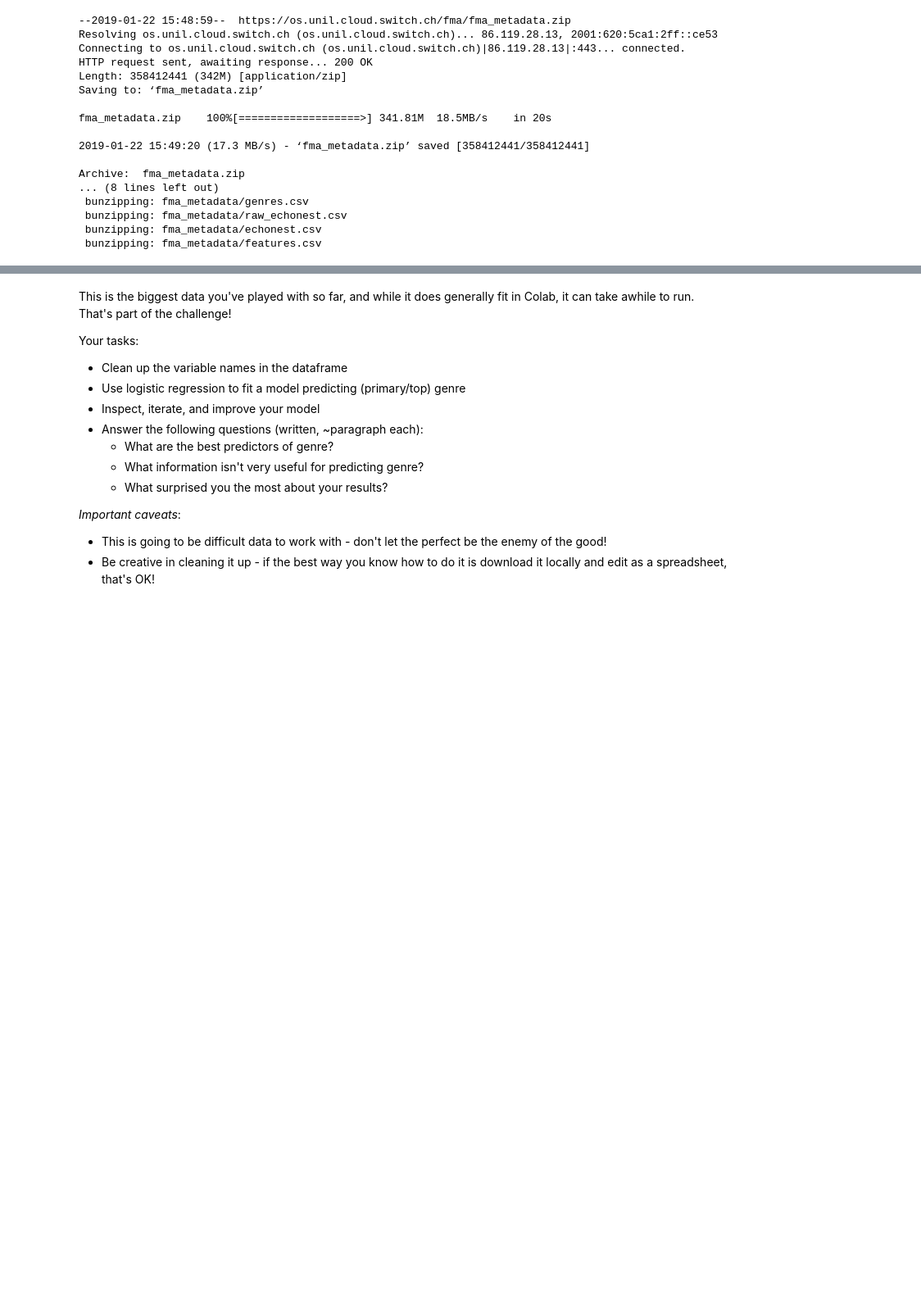
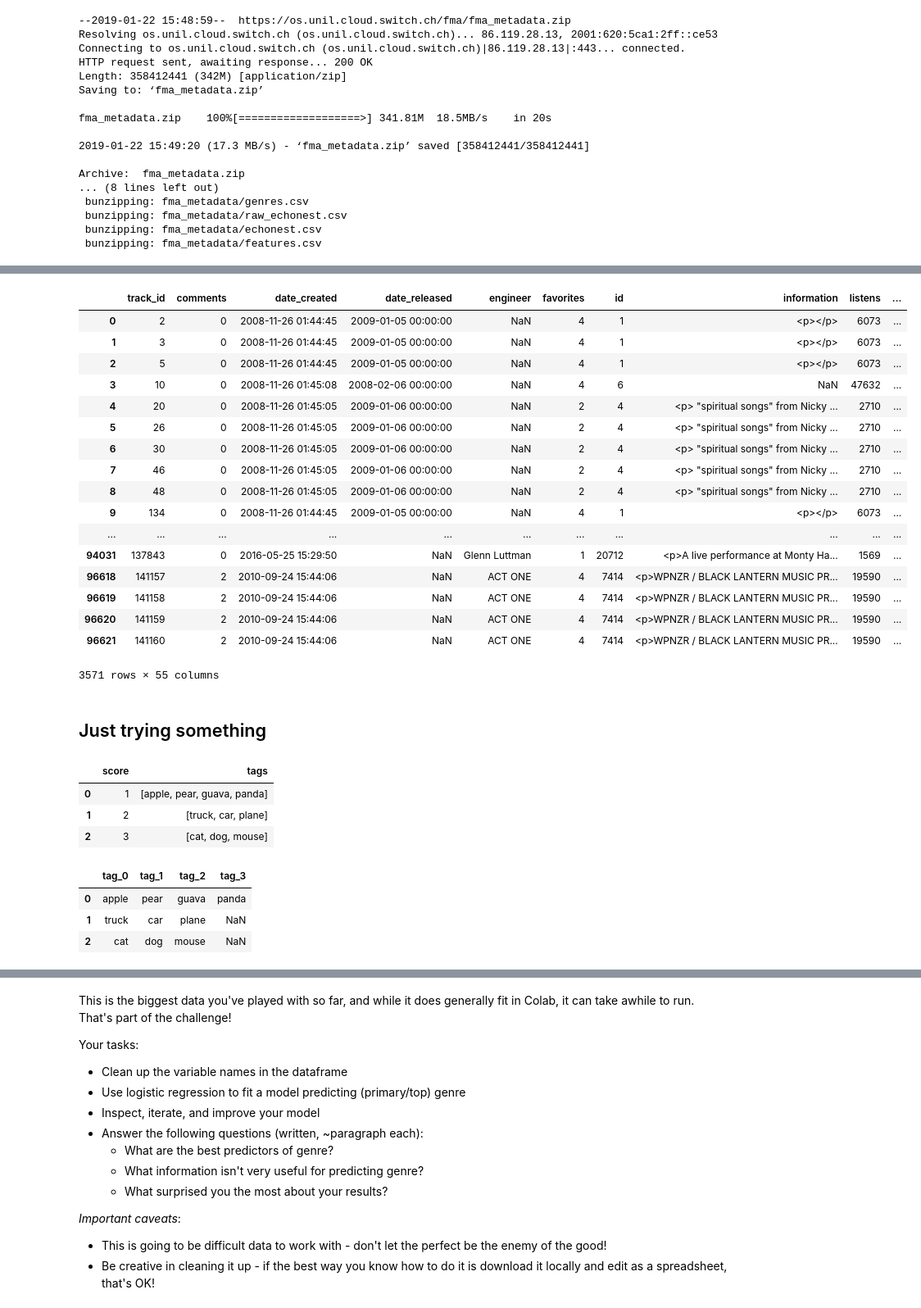
Before and after one commit to bloominstituteoftechnology/DS-Unit-2-Sprint-3-Advanced-Regression, a Jupyter notebook: module1-logistic-regression/LS_DS1_231_Logistic_Regression.ipynb, the cells around one changed output, grey strips where cells are left out. Shown at 82% size. Saved outputs shown, nothing was run; the diff lists cells and outputs as text; code cells hidden in the pictures; blank space fills up the shorter version.

```diff
--- a/module1-logistic-regression/LS_DS1_231_Logistic_Regression.ipynb
+++ b/module1-logistic-regression/LS_DS1_231_Logistic_Regression.ipynb
@@ -342,0 +362,6 @@ names[0]
+# %%
+# To engineer a lat/long feature
+step = 0.25
+to_bin = lambda x: np.floor(x / step) * step
+df["latbin"] = df.latitude.map(to_bin)
+df["lonbin"] = df.longitude.map(to_bin)
@@ -342,0 +386,54 @@ names[0]
+# %%
+#missing data
+total = df.isnull().sum().sort_values(ascending=False)
+percent = (df.isnull().sum()/df.isnull().count()).sort_values(ascending=False)
+missing_data = pd.concat([total, percent], axis=1, keys=['Total', 'Percent'])
+missing_data.head(20)
+# %% [output]
+|  | track_id | comments | date_created | date_released | engineer | favorites | id | information | listens | ... |
+| 0 | 2 | 0 | 2008-11-26 01:44:45 | 2009-01-05 00:00:00 | NaN | 4 | 1 | <p></p> | 6073 | ... |
+| 1 | 3 | 0 | 2008-11-26 01:44:45 | 2009-01-05 00:00:00 | NaN | 4 | 1 | <p></p> | 6073 | ... |
+| 2 | 5 | 0 | 2008-11-26 01:44:45 | 2009-01-05 00:00:00 | NaN | 4 | 1 | <p></p> | 6073 | ... |
+| 3 | 10 | 0 | 2008-11-26 01:45:08 | 2008-02-06 00:00:00 | NaN | 4 | 6 | NaN | 47632 | ... |
+| 4 | 20 | 0 | 2008-11-26 01:45:05 | 2009-01-06 00:00:00 | NaN | 2 | 4 | <p> "spiritual songs" from Nicky ... | 2710 | ... |
+| 5 | 26 | 0 | 2008-11-26 01:45:05 | 2009-01-06 00:00:00 | NaN | 2 | 4 | <p> "spiritual songs" from Nicky ... | 2710 | ... |
+| 6 | 30 | 0 | 2008-11-26 01:45:05 | 2009-01-06 00:00:00 | NaN | 2 | 4 | <p> "spiritual songs" from Nicky ... | 2710 | ... |
+| 7 | 46 | 0 | 2008-11-26 01:45:05 | 2009-01-06 00:00:00 | NaN | 2 | 4 | <p> "spiritual songs" from Nicky ... | 2710 | ... |
+| 8 | 48 | 0 | 2008-11-26 01:45:05 | 2009-01-06 00:00:00 | NaN | 2 | 4 | <p> "spiritual songs" from Nicky ... | 2710 | ... |
+| 9 | 134 | 0 | 2008-11-26 01:44:45 | 2009-01-05 00:00:00 | NaN | 4 | 1 | <p></p> | 6073 | ... |
+| ... | ... | ... | ... | ... | ... | ... | ... | ... | ... | ... |
+| 94031 | 137843 | 0 | 2016-05-25 15:29:50 | NaN | Glenn Luttman | 1 | 20712 | <p>A live performance at Monty Ha... | 1569 | ... |
+| 96618 | 141157 | 2 | 2010-09-24 15:44:06 | NaN | ACT ONE | 4 | 7414 | <p>WPNZR / BLACK LANTERN MUSIC PR... | 19590 | ... |
+| 96619 | 141158 | 2 | 2010-09-24 15:44:06 | NaN | ACT ONE | 4 | 7414 | <p>WPNZR / BLACK LANTERN MUSIC PR... | 19590 | ... |
+| 96620 | 141159 | 2 | 2010-09-24 15:44:06 | NaN | ACT ONE | 4 | 7414 | <p>WPNZR / BLACK LANTERN MUSIC PR... | 19590 | ... |
+| 96621 | 141160 | 2 | 2010-09-24 15:44:06 | NaN | ACT ONE | 4 | 7414 | <p>WPNZR / BLACK LANTERN MUSIC PR... | 19590 | ... |
+3571 rows × 55 columns
+# %% [markdown]
+## Just trying something
+# %%
+# create a dataset
+raw_data = {'score': [1,2,3],
+        'tags': [['apple','pear','guava','panda'],['truck','car','plane'],['cat','dog','mouse']]}
+dfz = pd.DataFrame(raw_data, columns = ['score', 'tags'])
+
+# view the dataset
+dfz
+# %% [output]
+|  | score | tags |
+| 0 | 1 | [apple, pear, guava, panda] |
+| 1 | 2 | [truck, car, plane] |
+| 2 | 3 | [cat, dog, mouse] |
+# %%
+# expand df.tags into its own dataframe
+tags = dfz['tags'].apply(pd.Series)
+
+# rename each variable is tags
+tags = tags.rename(columns = lambda x : 'tag_' + str(x))
+
+# view the tags dataframe
+tags
+# %% [output]
+|  | tag_0 | tag_1 | tag_2 | tag_3 |
+| 0 | apple | pear | guava | panda |
+| 1 | truck | car | plane | NaN |
+| 2 | cat | dog | mouse | NaN |
```
Also changed, not shown: parts of 11 cells of this notebook.
